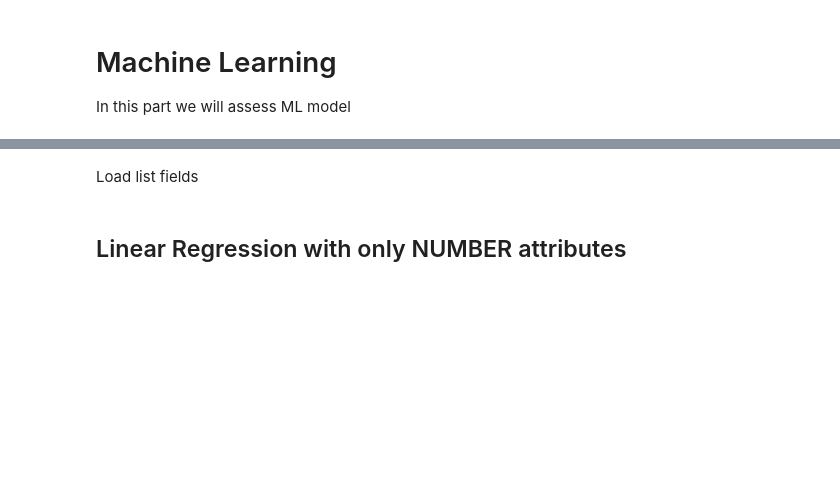
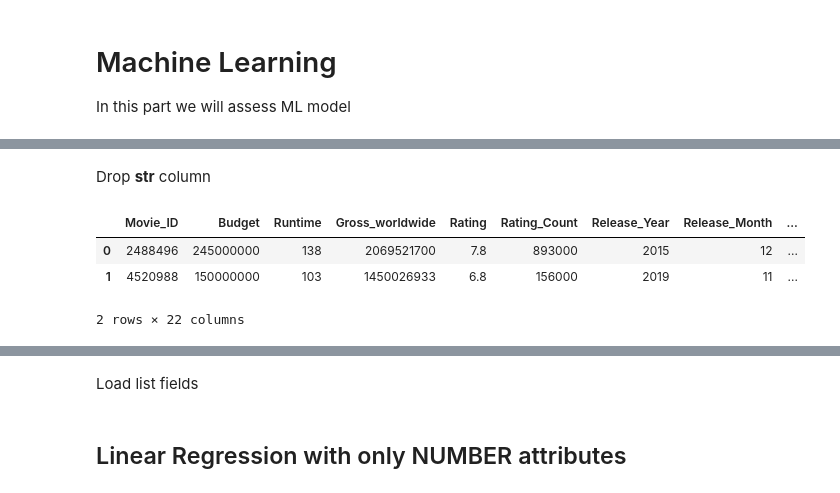
Before and after one commit to theobmgit/bor-prediction-analysis, a Jupyter notebook: notebook/MachineLearning.ipynb, the cells around one changed output, grey strips where cells are left out. Saved outputs shown, nothing was run; the diff lists cells and outputs as text; code cells hidden in the pictures; blank space fills up the shorter version.

```diff
--- a/notebook/MachineLearning.ipynb
+++ b/notebook/MachineLearning.ipynb
@@ -4,0 +36,12 @@ In this part we will assess ML model
+# %% [markdown]
+Drop **str** column
+# %%
+for index in data.columns:
+    if type(data[index][0])== str:
+        data=data.drop(index,axis=1)
+data.head(2)
+# %% [output]
+|  | Movie_ID | Budget | Runtime | Gross_worldwide | Rating | Rating_Count | Release_Year | Release_Month | ... |
+| 0 | 2488496 | 245000000 | 138 | 2069521700 | 7.8 | 893000 | 2015 | 12 | ... |
+| 1 | 4520988 | 150000000 | 103 | 1450026933 | 6.8 | 156000 | 2019 | 11 | ... |
+2 rows × 22 columns
```
Also changed, not shown: parts of 27 cells of this notebook.
